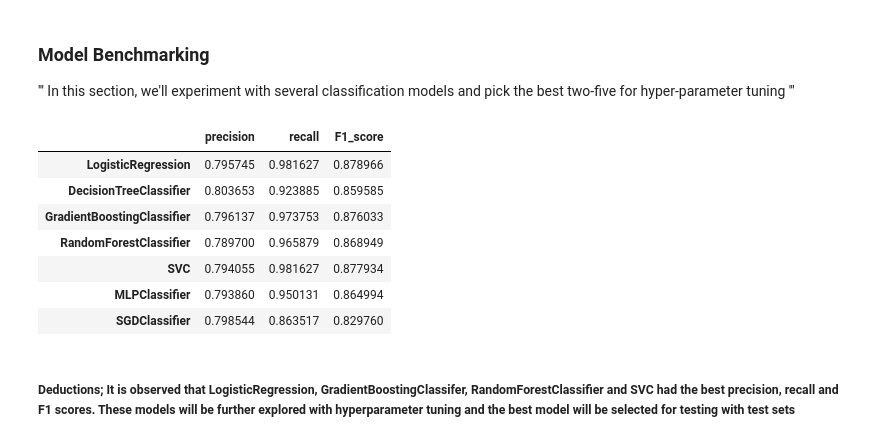
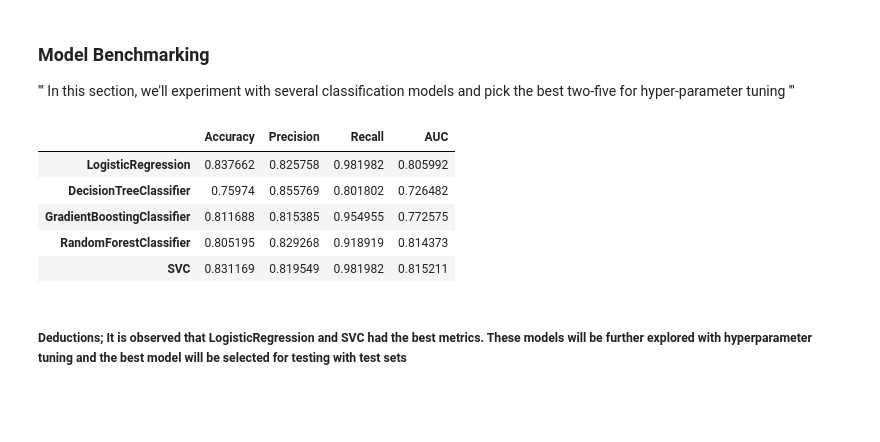
Before and after one commit to Arshavin023/ML-model-benchmarking-for-classification-algorithms, a Jupyter notebook: EDA_and_model_benchmarking.ipynb, the cells around one changed output. Saved outputs shown, nothing was run; the diff lists cells and outputs as text; code cells hidden in the pictures; blank space fills up the shorter version.

```diff
--- a/EDA_and_model_benchmarking.ipynb
+++ b/EDA_and_model_benchmarking.ipynb
@@ -446,14 +452,41 @@ def model_benchmarking(X_train,y_train):
-# %%
-first_result = model_benchmarking(X_train,y_train)
-first_result
-# %% [output]
-|  | precision | recall | F1_score |
-| LogisticRegression | 0.795745 | 0.981627 | 0.878966 |
-| DecisionTreeClassifier | 0.803653 | 0.923885 | 0.859585 |
-| GradientBoostingClassifier | 0.796137 | 0.973753 | 0.876033 |
-| RandomForestClassifier | 0.789700 | 0.965879 | 0.868949 |
-| SVC | 0.794055 | 0.981627 | 0.877934 |
-| MLPClassifier | 0.793860 | 0.950131 | 0.864994 |
-| SGDClassifier | 0.798544 | 0.863517 | 0.829760 |
+# %%
+new = np.zeros(7)
+X_train, X_test, y_train, y_test = train_test_split(X,y,test_size=0.25,random_state=0)
+# %%
+lr = LogisticRegression(C=1/reg, solver="liblinear")
+dtr = DecisionTreeClassifier()
+xgb = GradientBoostingClassifier(n_estimators=100)
+rf = RandomForestClassifier(n_estimators=100)
+svc = SVC(probability=True)
+models = [lr,dtr,xgb,rf,svc]
+def model_benchmarking(X_train,y_train,X_test,y_test):
+    new = []
+    result = np.zeros([5,4],dtype='object')
+    for model in models:
+        model_pipeline = Pipeline(steps=[('preprocessor', preprocessor),
+                           ('model', model)])
+        model_pipeline = model_pipeline.fit(X_train, (y_train))
+        predictions = model_pipeline.predict(X_test)
+        y_scores = model_pipeline.predict_proba(X_test)
+        fpr, tpr, thresholds = roc_curve(y_test, y_scores[:,1])
+        accuracy = accuracy_score(y_test,predictions)
+        precision = precision_score(y_test,predictions)
+        recall = recall_score(y_test,predictions)
+        auc = roc_auc_score(y_test,y_scores[:,1])
+        new.append([accuracy,precision,recall,auc])
+    for i in range(0,5):
+        result[i,:] = new[i]
+    df = pd.DataFrame(result,index=['LogisticRegression','DecisionTreeClassifier','GradientBoostingClassifier','RandomForestClassifier','SVC'], columns=['Accuracy','Precision','Recall','AUC'])
+    return df
+
+first_result = model_benchmarking(X_train,y_train,X_test,y_test)
+first_result
+# %% [output]
+|  | Accuracy | Precision | Recall | AUC |
+| LogisticRegression | 0.837662 | 0.825758 | 0.981982 | 0.805992 |
+| DecisionTreeClassifier | 0.75974 | 0.855769 | 0.801802 | 0.726482 |
+| GradientBoostingClassifier | 0.811688 | 0.815385 | 0.954955 | 0.772575 |
+| RandomForestClassifier | 0.805195 | 0.829268 | 0.918919 | 0.814373 |
+| SVC | 0.831169 | 0.819549 | 0.981982 | 0.815211 |
 # %% [markdown]
-##### Deductions; It is observed that LogisticRegression, GradientBoostingClassifer, RandomForestClassifier and SVC had the best precision, recall and F1 scores. These models will be further explored with hyperparameter tuning and the best model will be selected for testing with test sets
+##### Deductions; It is observed that LogisticRegression and SVC had the best metrics. These models will be further explored with hyperparameter tuning and the best model will be selected for testing with test sets
```
Also changed, not shown: parts of 32 cells of this notebook.
